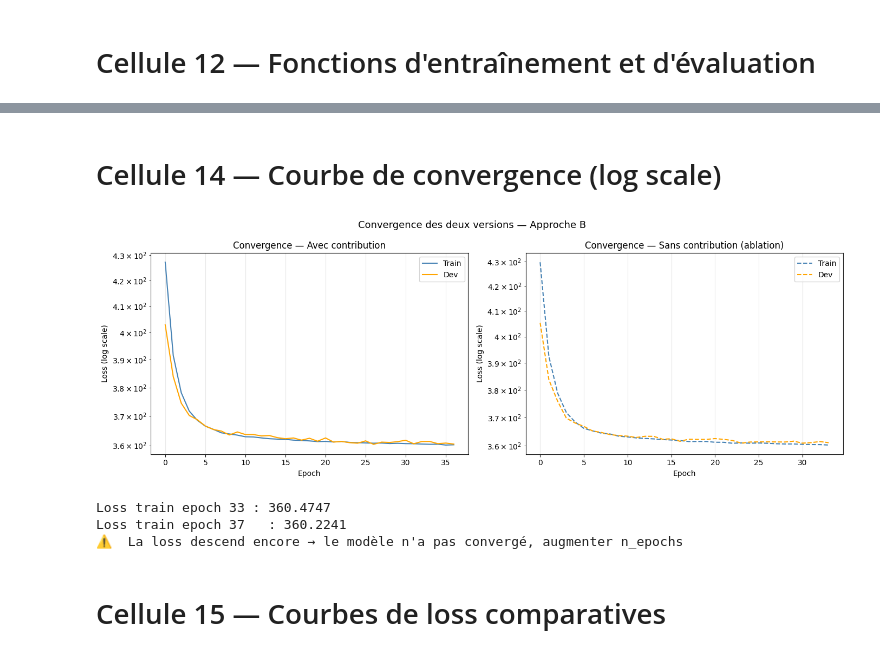
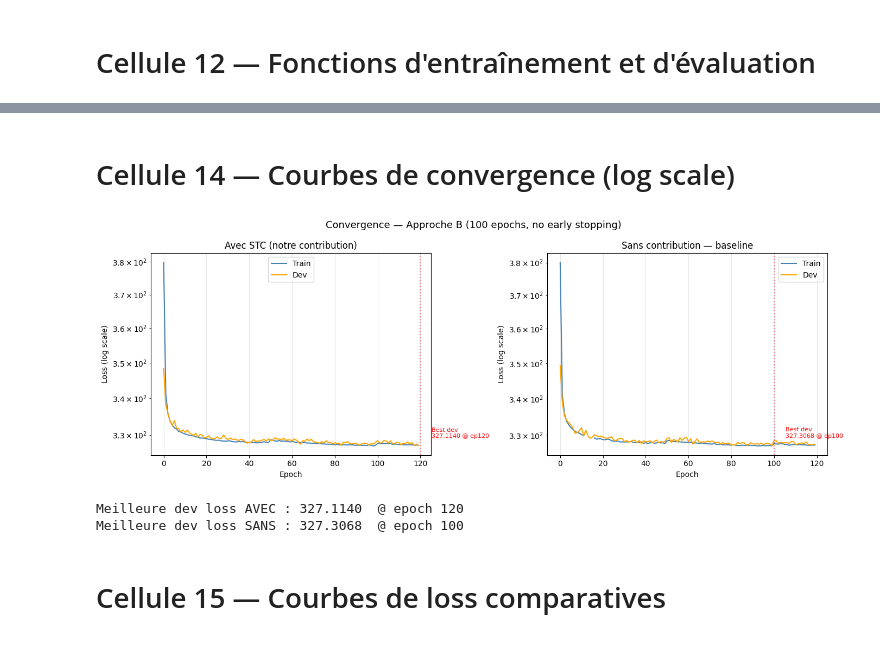
Before and after one commit to sarrazer24/sign-language-production, a Jupyter notebook: phase1_text_to_pose/notebooks/train_b.ipynb, the cells around one changed output, grey strips where cells are left out. Cells and saved outputs as stored; diff of their text form; code cells hidden in the pictures.

```diff
--- a/phase1_text_to_pose/notebooks/train_b.ipynb
+++ b/phase1_text_to_pose/notebooks/train_b.ipynb
@@ -601,46 +602,40 @@ Epoch  11/150 | Train: 362.9321 | Dev: 363.6857 | LR: 2.96e-05 | No impr: 2/10
 # %% [markdown]
-# Cellule 14 — Courbe de convergence (log scale)
+# Cellule 14 — Courbes de convergence (log scale)
-# %%
-fig, axes = plt.subplots(1, 2, figsize=(14, 5))
-
-axes[0].plot(history_with['train'], label='Train', color='steelblue')
-axes[0].plot(history_with['dev'],   label='Dev',   color='orange')
-axes[0].set_yscale('log')
-axes[0].set_xlabel('Epoch')
-axes[0].set_ylabel('Loss (log scale)')
-axes[0].set_title('Convergence — Avec contribution')
-axes[0].legend()
-axes[0].grid(alpha=0.3)
-
-axes[1].plot(history_without['train'], label='Train', color='steelblue', linestyle='--')
-axes[1].plot(history_without['dev'],   label='Dev',   color='orange',    linestyle='--')
-axes[1].set_yscale('log')
-axes[1].set_xlabel('Epoch')
-axes[1].set_ylabel('Loss (log scale)')
-axes[1].set_title('Convergence — Sans contribution (ablation)')
-axes[1].legend()
-axes[1].grid(alpha=0.3)
-
-plt.suptitle('Convergence des deux versions — Approche B', fontsize=13)
-plt.tight_layout()
-plt.savefig('/kaggle/working/convergence_approach_b.png', dpi=150)
-plt.show()
-
-last_train_with = history_with['train'][-1]
-prev_train_with = history_with['train'][-5]
-still_decreasing = last_train_with < prev_train_with
-
-print(f"Loss train epoch {len(history_with['train'])-4} : {prev_train_with:.4f}")
-print(f"Loss train epoch {len(history_with['train'])}   : {last_train_with:.4f}")
-if still_decreasing:
-    print("⚠️  La loss descend encore → le modèle n'a pas convergé, augmenter n_epochs")
-else:
-    print("✅  La loss a convergé")
-# %% [output]
-[figure, removed]
-Loss train epoch 33 : 360.4747
-Loss train epoch 37   : 360.2241
-⚠️  La loss descend encore → le modèle n'a pas convergé, augmenter n_epochs
+# %%
+fig, axes = plt.subplots(1, 2, figsize=(14, 5))
+
+for ax, hist, title in [
+    (axes[0], history_with,    'Avec STC (notre contribution)'),
+    (axes[1], history_without, 'Sans contribution — baseline')
+]:
+    ax.plot(hist['train'], label='Train', color='steelblue', linewidth=1.5)
+    ax.plot(hist['dev'],   label='Dev',   color='orange',    linewidth=1.5)
+    ax.set_yscale('log')
+    ax.set_xlabel('Epoch')
+    ax.set_ylabel('Loss (log scale)')
+    ax.set_title(title)
+    ax.legend()
+    ax.grid(alpha=0.3)
+    best_ep = int(np.argmin(hist['dev'])) + 1
+    best_v  = min(hist['dev'])
+    ax.axvline(best_ep, color='red', linestyle=':', alpha=0.5)
+    ax.annotate(f"Best dev\n{best_v:.4f} @ ep{best_ep}",
+                xy=(best_ep, best_v), xytext=(15, 10),
+                textcoords='offset points', fontsize=8, color='red')
+
+plt.suptitle('Convergence — Approche B (100 epochs, no early stopping)', fontsize=13)
+plt.tight_layout()
+plt.savefig('/kaggle/working/convergence_approach_b.png', dpi=150)
+plt.show()
+
+print(f"Meilleure dev loss AVEC : {min(history_with['dev']):.4f}  "
+      f"@ epoch {np.argmin(history_with['dev'])+1}")
+print(f"Meilleure dev loss SANS : {min(history_without['dev']):.4f}  "
+      f"@ epoch {np.argmin(history_without['dev'])+1}")
+# %% [output]
+[figure, added]
+Meilleure dev loss AVEC : 327.1140  @ epoch 120
+Meilleure dev loss SANS : 327.3068  @ epoch 100
 # %% [markdown]
 # Cellule 15 — Courbes de loss comparatives
 # %%
```
Also changed, not shown: parts of 33 cells of this notebook.
